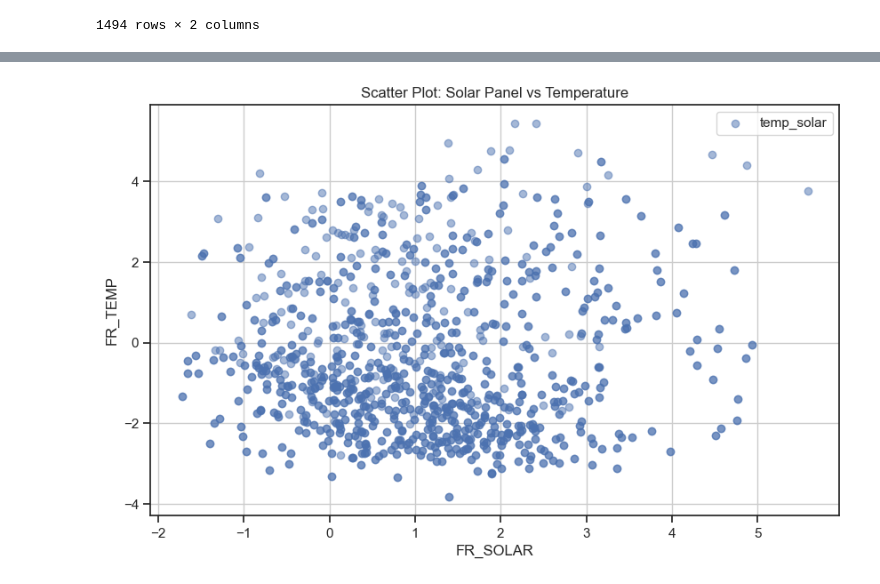
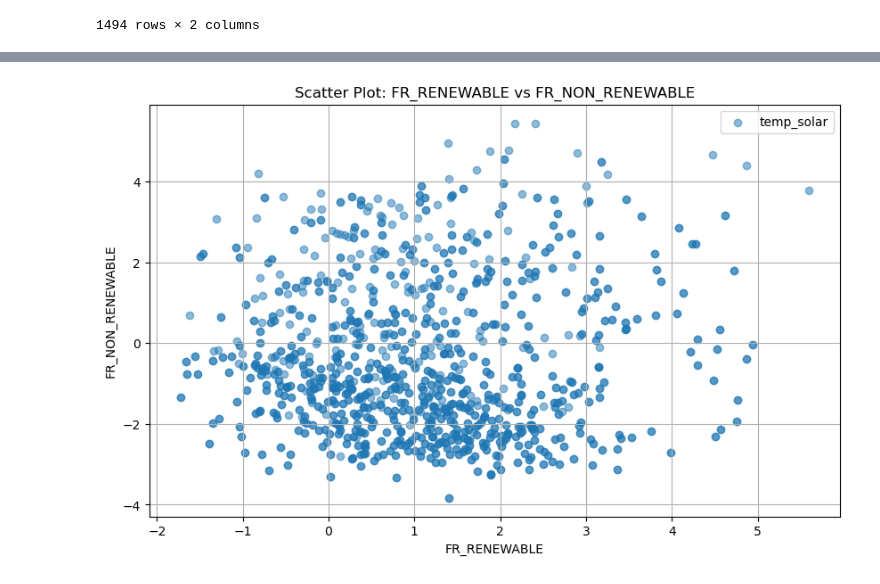
Before and after one commit to alexandra-pricop/EnsembleLearning, a Jupyter notebook: EDA_2.ipynb, the cells around one changed output, grey strips where cells are left out. Cells and saved outputs as stored; diff of their text form; code cells hidden in the pictures.

```diff
--- a/EDA_2.ipynb
+++ b/EDA_2.ipynb
@@ -221,17 +204,3 @@ plt.show()
-# %%
-plt.figure(figsize=(10, 6))
-
-# Scatter plot for FR_RAIN
-plt.scatter(x_train_imputed['FR_RENEWABLE'], x_train_imputed['FR_NON_RENEWABLE'], label='temp_solar', alpha=0.5)
-
-plt.xlabel('FR_SOLAR')
-plt.ylabel('FR_TEMP')
-plt.title('Scatter Plot: Solar Panel vs Temperature')
-plt.legend()
-plt.grid(True)
-plt.show()
-# %% [output]
-[figure, removed]
 # %%
 #Linearize the relationship of eolienne production relative to wind
 x_train_imputed['FR_WIND_SQR'] = x_train_imputed['FR_WIND'] **(1/2)
@@ -251,6 +220,20 @@ x_train_imputed['FR_RENEWABLE'] = x_train_imputed['FR_HYDRO']+ x_train_imputed['
 
 x_train_imputed['DE_NON_RENEWABLE'] = x_train_imputed['FR_COAL']+ x_train_imputed['FR_GAS'] + x_train_imputed['FR_NUCLEAR'] + x_train_imputed['DE_LIGNITE']
 x_train_imputed['DE_RENEWABLE'] = x_train_imputed['FR_HYDRO']+ x_train_imputed['FR_SOLAR'] + x_train_imputed['FR_WINDPOW']
+# %%
+plt.figure(figsize=(10, 6))
+
+# Scatter plot for FR_RAIN
+plt.scatter(x_train_imputed['FR_RENEWABLE'], x_train_imputed['FR_NON_RENEWABLE'], label='temp_solar', alpha=0.5)
+
+plt.xlabel('FR_RENEWABLE')
+plt.ylabel('FR_NON_RENEWABLE')
+plt.title('Scatter Plot: FR_RENEWABLE vs FR_NON_RENEWABLE')
+plt.legend()
+plt.grid(True)
+plt.show()
+# %% [output]
+[figure, added]
 # %%
 x_train_imputed.head()
 # %% [output]
```
Also changed, not shown: parts of 14 cells of this notebook, 1 other file.
